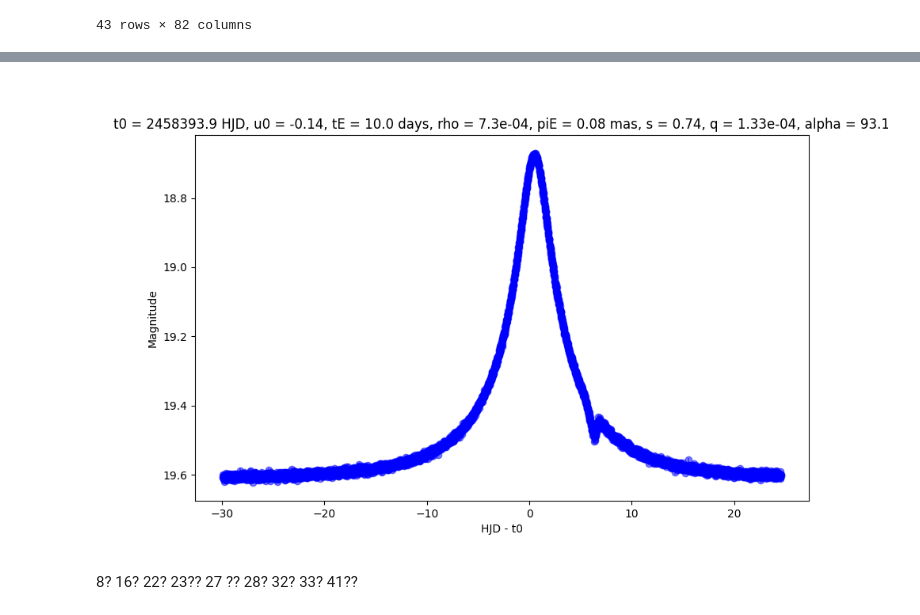
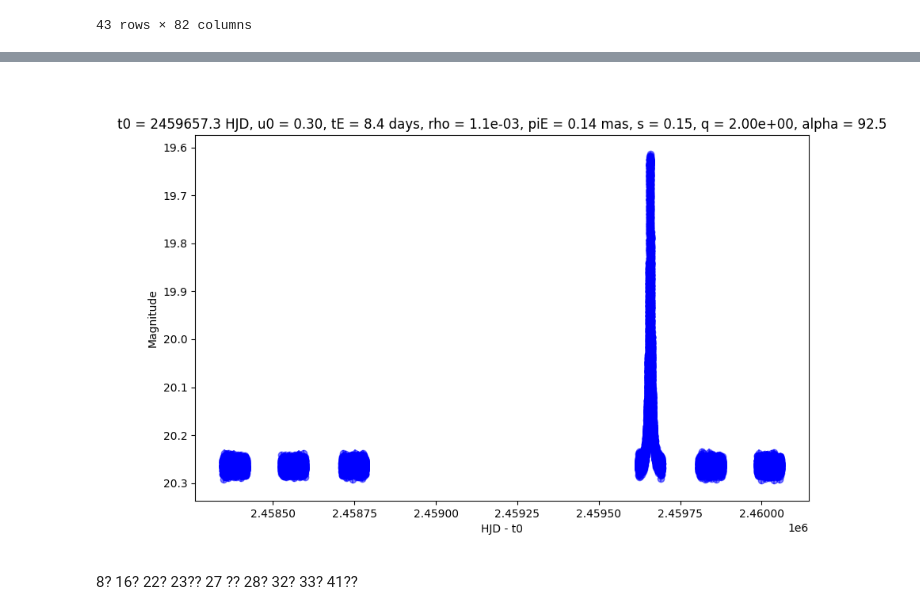
Before and after one commit to rges-pit/sagan_session1, a Jupyter notebook: Binary-Lens-Fitting/download_data_files.ipynb, the cells around one changed output, grey strips where cells are left out. Cells and saved outputs as stored; diff of their text form; code cells hidden in the pictures.

```diff
--- a/Binary-Lens-Fitting/download_data_files.ipynb
+++ b/Binary-Lens-Fitting/download_data_files.ipynb
@@ -235,0 +337,15 @@ Name: lc_file_path_W149, dtype: str
+# %%
+header = ["Event_name",
+          "Event_number",
+          "RA_(deg)",
+          "Dec_(deg)",
+          "Distance",
+          "A_W149",
+          "sigma_A_W149",
+          "A_Z087",
+          "sigma_A_Z087"
+]
+
+event_info = pd.read_csv('./data-challenge-1/event_info.txt', names=header, sep='\s+')
+merged_sl_df = pd.merge(event_info, df_sl.astype({'lc_number': 'int64'}), left_on='Event_number', right_on='lc_number', how='inner')
+merged_sl_df
@@ -248,28 +378,43 @@ piE = float(merged_bl_df['piE'][event_idx_bl])
 s = float(merged_bl_df['s'][event_idx_bl])
 q = float(merged_bl_df['q'][event_idx_bl])
 alpha = float(merged_bl_df['alpha'][event_idx_bl])
+# %%
+event_idx_sl = 10 # Single lens event
+data_file_sl = merged_sl_df['lc_file_path_W149'][event_idx_sl]
+
+
+# Get truth parameters for comparison
+#NOTE: convert challenge-relative t0 to HJD to match the time stamps in the light-curve files
+t_0= float(merged_sl_df['t0'][event_idx_sl]) + 2458233.5
+u_0 = float(merged_sl_df['u0'][event_idx_sl])
+t_E = float(merged_sl_df['tE'][event_idx_sl])
+rho = float(merged_sl_df['rhos'][event_idx_sl])
+piE = float(merged_sl_df['piE'][event_idx_sl])
+s = float(merged_sl_df['s'][event_idx_sl])
+q = float(merged_sl_df['q'][event_idx_sl])
+alpha = float(merged_sl_df['alpha'][event_idx_sl])
 # %%
 %matplotlib widget
 # %%
 #Plot the light curve
-data_bl = pd.read_csv(data_file_bl, sep='\s+', header=None)
+data_bl = pd.read_csv(data_file_sl, sep='\s+', header=None)
 data_bl.columns = ['HJD', 'mag', 'err_mag']
 data_bl['HJD'] = data_bl['HJD'].astype(float)
 data_bl['mag'] = data_bl['mag'].astype(float)
 data_bl['err_mag'] = data_bl['err_mag'].astype(float)
 
 #crop data to t_0 - 3*t_E to t_0 + 3*t_E
-data_bl = data_bl[(data_bl['HJD'] >= t_0 - 3*t_E) & (data_bl['HJD'] <= t_0 + 3*t_E)]
+#data_bl = data_bl[(data_bl['HJD'] >= t_0 - 3*t_E) & (data_bl['HJD'] <= t_0 + 3*t_E)]
 #Plot the light curve with error bars
 plt.figure(figsize=(10, 6))
-plt.errorbar(data_bl['HJD'] - t_0, data_bl['mag'], yerr=data_bl['err_mag'], fmt='o', c='blue', alpha=0.5)
+plt.errorbar(data_bl['HJD'], data_bl['mag'], yerr=data_bl['err_mag'], fmt='o', c='blue', alpha=0.5)
 plt.xlabel('HJD - t0')
 plt.ylabel('Magnitude')
 plt.title(f't0 = {t_0:.1f} HJD, u0 = {u_0:.2f}, tE = {t_E:.1f} days, rho = {rho:.1e}, piE = {piE:.2f} mas, s = {s:.2f}, q = {q:.2e}, alpha = {alpha:.1f}')
 #invert the y-axis
 plt.gca().invert_yaxis()
 plt.show()
 # %% [output]
-[figure, old version]
+[figure, new version]
 # %%
 #save the light curve and params
```
Also changed, not shown: parts of 5 cells of this notebook, 8 other files.
